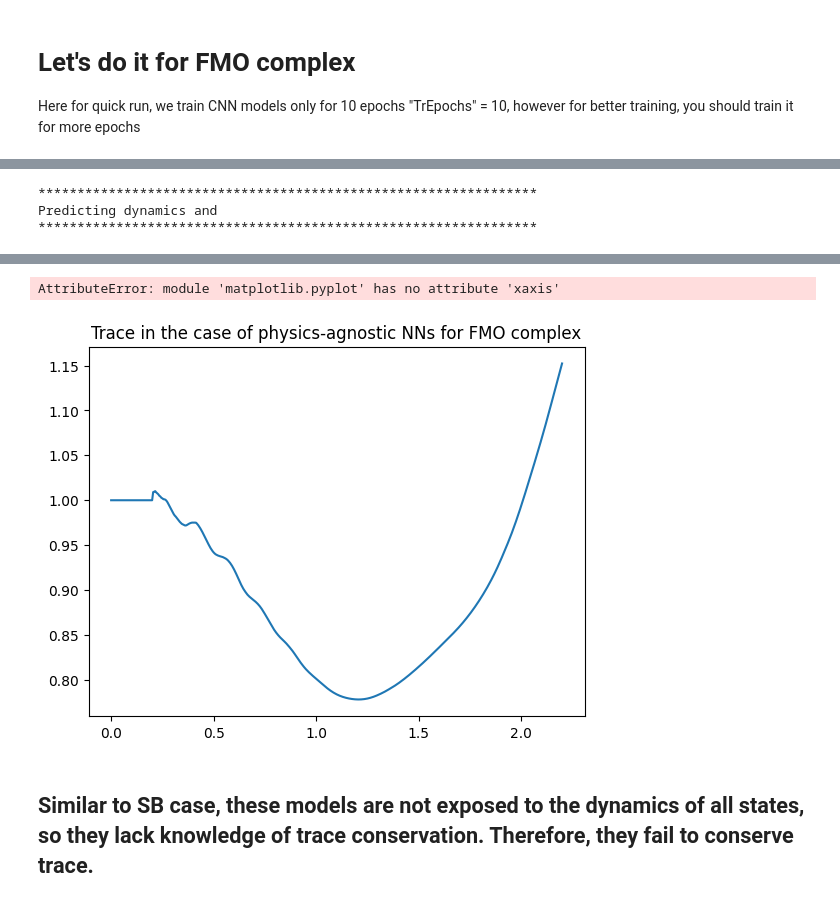
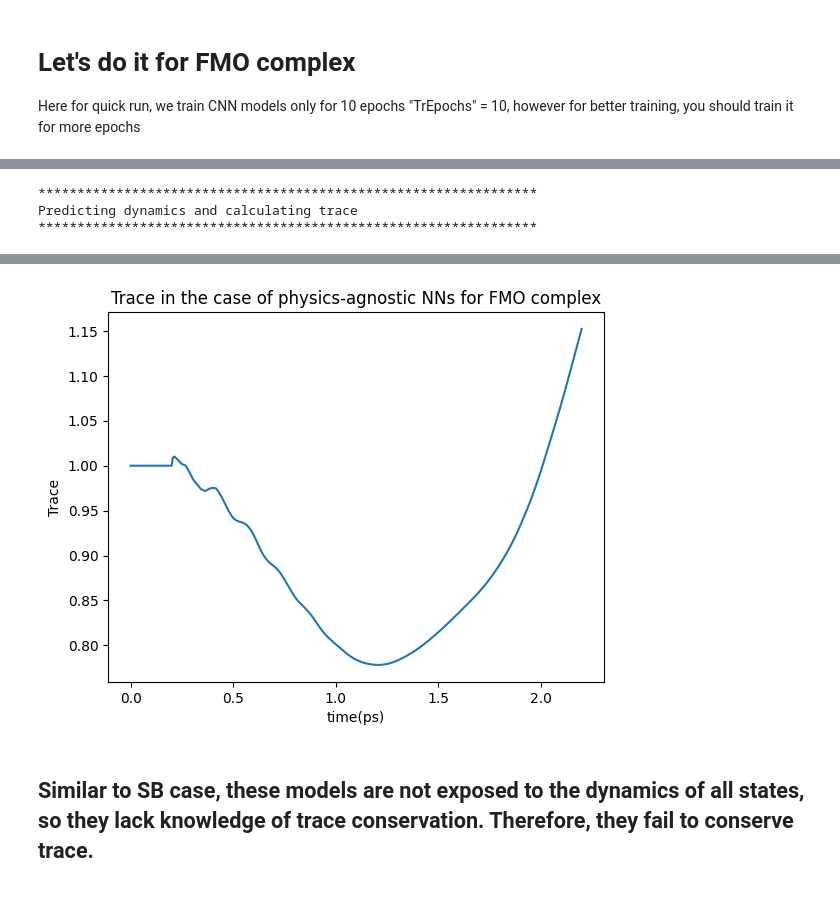
Before and after one commit to Arif-PhyChem/trace_conservation-, a Jupyter notebook: physics_agnostic.ipynb, the cells around one changed output, grey strips where cells are left out. Drawn from its saved outputs; the diff is of its cells as text; code cells hidden in the pictures.

```diff
--- a/physics_agnostic.ipynb
+++ b/physics_agnostic.ipynb
@@ -86,21 +84,23 @@ x.npy  y.npy
 # %%
 # input for MLQD package, more details are given at https://github.com/Arif-PhyChem/MLQD
-param={
+for i in range(1, 3):
+
+  param={
     'n_states': 2,
       'QDmodel': 'createQDmodel',     # str: create QD model. The dafault option is useQDmodel
       'QDmodelType': 'RCDYN',           # str: The type of model. Here KRR and the default option is OSTL
       'prepInput' : 'False',           # str: Prepare input files from the data (Default 'False')
-      'XfileIn': 'trace_conservation/training_data/sb/physics_agnostic/state_1/x',  # str: (Optional) The prepared X file
-      'YfileIn': 'trace_conservation/training_data/sb/physics_agnostic/state_1/y',  # str: (Optional) The prepared Y file
+      'XfileIn': 'trace_conservation/training_data/sb/physics_agnostic/state_' + str(i) + '/x',  # str: (Optional) The prepared X file
+      'YfileIn': 'trace_conservation/training_data/sb/physics_agnostic/state_' + str(i) + '/y',  # str: (Optional) The prepared Y file
       'hyperParam': 'False',  # str: Default is 'False', we can pass 'True' (optimize the hyperparameters) or 'False' (don't optimize and run with the default values)
       'patience': 30,
       'OptEpochs': 30,
       'TrEpochs': 10,
       'max_evals': 30,
       'systemType': 'SB',
-      'QDmodelOut': 'sb_model_4_state_1'    # str: (Optional), providing a name to save the model at
+      'QDmodelOut': 'sb_model_4_state_' + str(i)    # str: (Optional), providing a name to save the model at
       }
-quant_dyn(**param)
+  quant_dyn(**param)
 # %% [output]
 =================================================================
 MLQD is a python package developed for Machine Learning-based Quantum Dissipative Dynamics,
@@ -143,18 +138,0 @@ For quick run, we are setting training epochs 'TrEpochs' to 10, you can increase
-# %%
-# input for MLQD package, more details are given at https://github.com/Arif-PhyChem/MLQD
-param={
-    'n_states': 2,
-      'QDmodel': 'createQDmodel',     # str: create QD model. The dafault option is useQDmodel
-      'QDmodelType': 'RCDYN',           # str: The type of model. Here KRR and the default option is OSTL
-      'prepInput' : 'False',           # str: Prepare input files from the data (Default 'False')
-      'XfileIn': 'trace_conservation/training_data/sb/physics_agnostic/state_2/x',           # str: (Optional) The prepared X file
-      'YfileIn': 'trace_conservation/training_data/sb/physics_agnostic/state_2/y',           # str: (Optional) The prepared Y file
-      'hyperParam': 'False',           # str: Default is 'False', we can pass 'True' (optimize the hyperparameters) or 'False' (don't optimize and run with the default values)
-      'patience': 30,
-      'OptEpochs': 30,
-      'TrEpochs': 10,
-      'max_evals': 30,
-      'systemType': 'SB',
-      'QDmodelOut': 'sb_model_4_state_2'    # str: (Optional), providing a name to save the model at
-      }
-quant_dyn(**param)
@@ -418,9 +356,9 @@ for i in range(xlength, len(time_range)):
 
 plt.plot(time_range, trace)
 plt.title('Trace in the case of physics-agnostic NNs for FMO complex')
-plt.xaxis('time(ps)')
-plt.yaxis('Trace')
+plt.xlabel('time(ps)')
+plt.ylabel('Trace')
 # %% [output]
 ****************************************************************
-Predicting dynamics and
+Predicting dynamics and calculating trace
 ****************************************************************
@@ -429,4 +366,3 @@ WARNING:tensorflow:6 out of the last 6 calls to <function TensorFlowTrainer.make
-AttributeError: module 'matplotlib.pyplot' has no attribute 'xaxis'
-[figure, old version]
+[figure, new version]
 # %% [markdown]
 ## Similar to SB case, these models are not exposed to the dynamics of all states, so they lack knowledge of trace conservation. Therefore, they fail to conserve trace.
```
Also changed, not shown: parts of 8 cells of this notebook.
